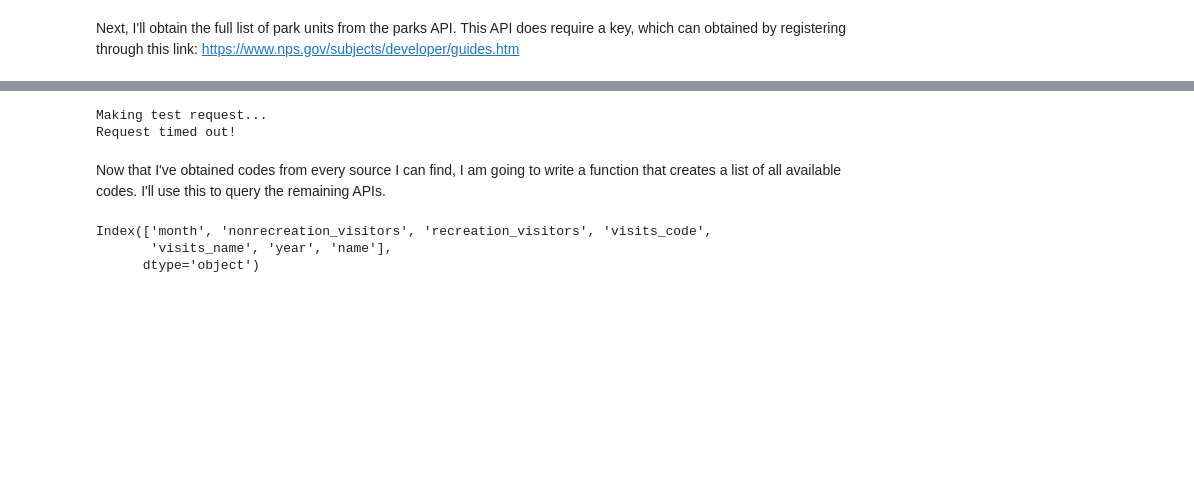
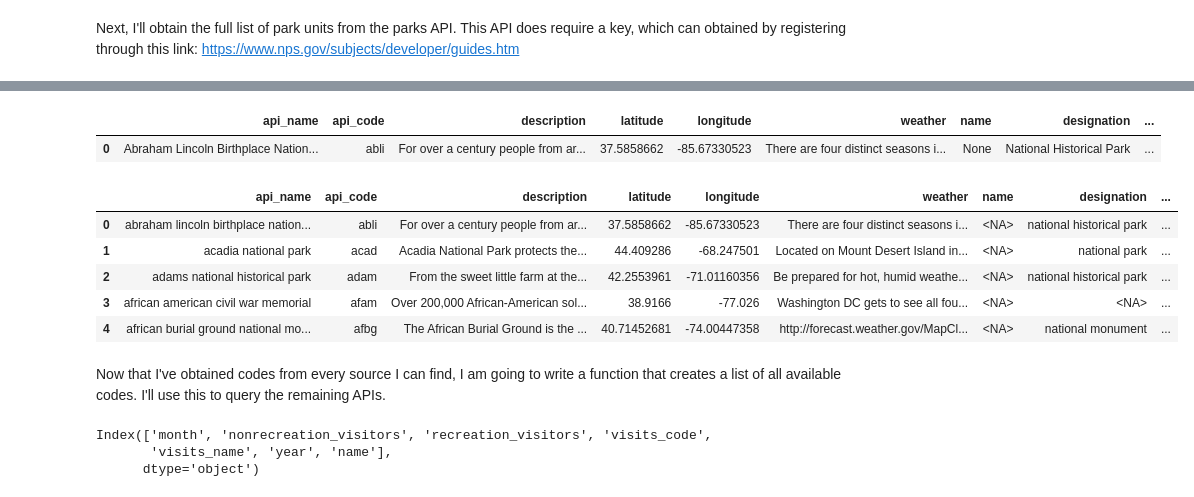
Before and after one commit to jeccalong/NPS_Mortality_Analysis, a Jupyter notebook: Notebooks/aquisitionAndCleaning.ipynb, the cells around one changed output, grey strips where cells are left out. Drawn from its saved outputs; the diff is of its cells as text; code cells hidden in the pictures; blank space fills up the shorter version.

```diff
--- a/Notebooks/aquisitionAndCleaning.ipynb
+++ b/Notebooks/aquisitionAndCleaning.ipynb
@@ -1125,8 +1126,14 @@ def fetch_all_parks(api_key: str, page_size: int = 50, pause: float = 0.2) -> pd
         #The default parks response has more info than I need, so I'm going to filter just for the name and park code
         for item in data:
             rows.append({
-                "API Full Name": item.get("fullName"),
-                "API Park Code": item.get("parkCode")
+                "api_name": item.get("fullName"),
+                "api_code": item.get("parkCode"),
+                "description": item.get("description"),
+                "latitude": item.get("latitude"),
+                "longitude": item.get("longitude"),
+                "weather": item.get("weatherInfo"),
+                "name": item.get(name),
+                "designation": item.get("designation")
             })
 
         if len(data) < page_size:
@@ -1145,44 +1157,26 @@ ReadTimeout: HTTPSConnectionPool(host='developer.nps.gov', port=443): Read timed
+# %%
+df_api_codes["original_api_name"] = df_api_codes["api_name"]
+
+df_api_codes.head(1)
+# %% [output]
+|  | api_name | api_code | description | latitude | longitude | weather | name | designation | ... |
+| 0 | Abraham Lincoln Birthplace Nation... | abli | For over a century people from ar... | 37.5858662 | -85.67330523 | There are four distinct seasons i... | None | National Historical Park | ... |
 # %%
-cols = ["API Full Name",
-        "API Park Code"]
+cols = ["api_name",
+        "api_code",
+        "name",
+        "designation"]
 
 df_api_codes[cols] = df_api_codes[cols].apply(clean)
 
 df_api_codes.head()
+# %% [output]
+|  | api_name | api_code | description | latitude | longitude | weather | name | designation | ... |
+| 0 | abraham lincoln birthplace nation... | abli | For over a century people from ar... | 37.5858662 | -85.67330523 | There are four distinct seasons i... | <NA> | national historical park | ... |
+| 1 | acadia national park | acad | Acadia National Park protects the... | 44.409286 | -68.247501 | Located on Mount Desert Island in... | <NA> | national park | ... |
+| 2 | adams national historical park | adam | From the sweet little farm at the... | 42.2553961 | -71.01160356 | Be prepared for hot, humid weathe... | <NA> | national historical park | ... |
+| 3 | african american civil war memorial | afam | Over 200,000 African-American sol... | 38.9166 | -77.026 | Washington DC gets to see all fou... | <NA> | <NA> | ... |
+| 4 | african burial ground national mo... | afbg | The African Burial Ground is the ... | 40.71452681 | -74.00447358 | http://forecast.weather.gov/MapCl... | <NA> | national monument | ... |
-# %%
-# Test with just one request to see what happens
-import requests
-
-test_url = "https://developer.nps.gov/api/v1/parks"
-test_params = {
-    "limit": 5,
-    "start": 0,
-    "api_key": API_KEY
-}
-
-try:
-    print("Making test request...")
-    response = requests.get(test_url, params=test_params, timeout=30)
-    print(f"Status code: {response.status_code}")
-    print(f"Response length: {len(response.text)}")
-
-    if response.status_code == 200:
-        data = response.json()
-        print(f"Keys in response: {data.keys()}")
-        print(f"Number of parks returned: {len(data.get('data', []))}")
-        print(f"First park: {data.get('data', [{}])[0] if data.get('data') else 'None'}")
-    else:
-        print(f"Error response: {response.text[:500]}")
-
-except requests.exceptions.Timeout:
-    print("Request timed out!")
-except requests.exceptions.RequestException as e:
-    print(f"Request failed: {e}")
-except Exception as e:
-    print(f"Error: {e}")
-# %% [output]
-Making test request...
-Request timed out!
 # %% [markdown]
 Now that I've obtained codes from every source I can find, I am going to write a function that creates a list of all available codes. I'll use this to query the remaining APIs.
 # %%
```
Also changed, not shown: parts of 20 cells of this notebook, 1 other file.
